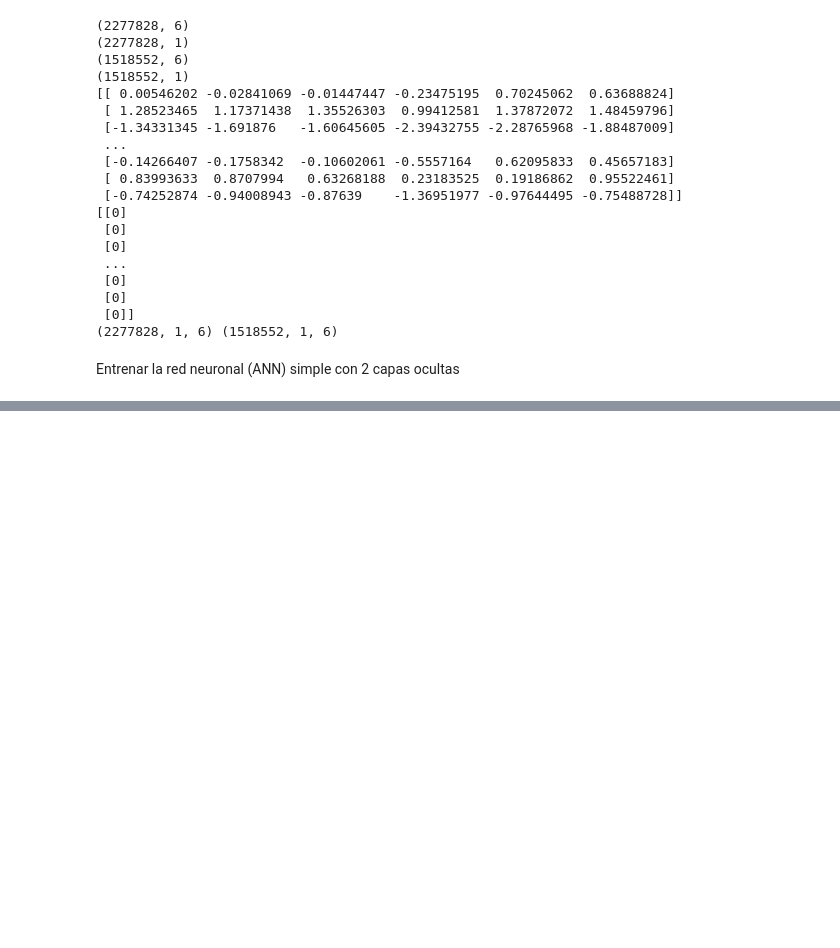
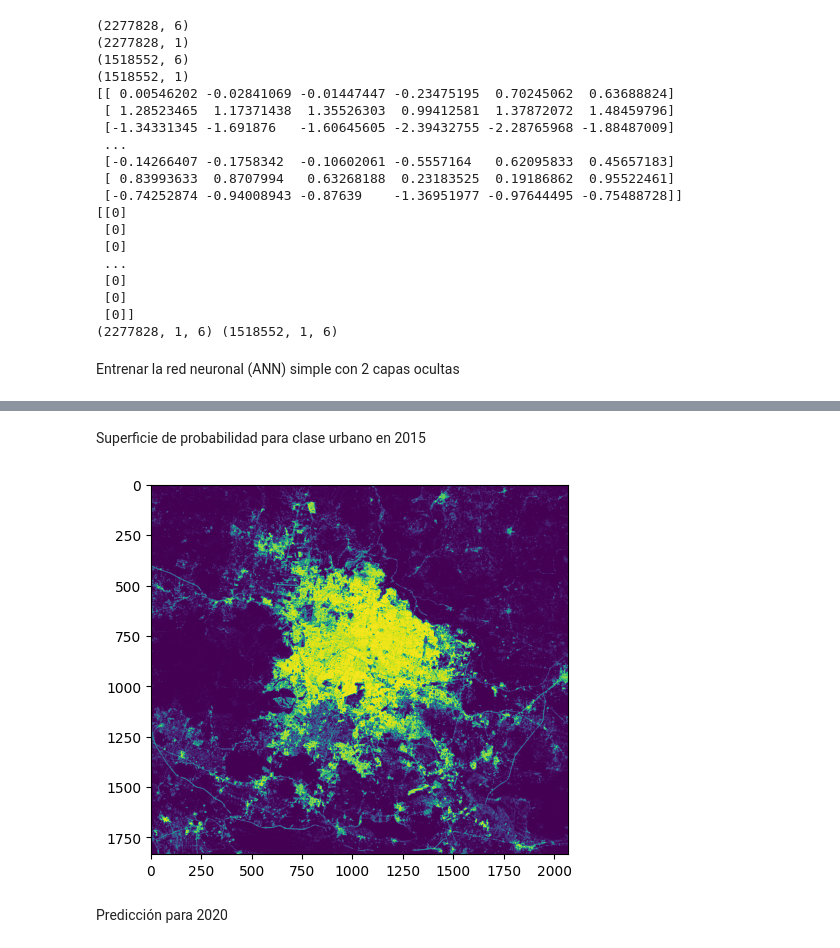
Before and after one commit to vshalisko/GEE, a Jupyter notebook: Colab/GDL_Landsat_ANN_simple.ipynb, the cells around one changed output, grey strips where cells are left out. Saved outputs shown, nothing was run; the diff lists cells and outputs as text; code cells hidden in the pictures; blank space fills up the shorter version.

```diff
--- a/Colab/GDL_Landsat_ANN_simple.ipynb
+++ b/Colab/GDL_Landsat_ANN_simple.ipynb
@@ -310,3 +288,14 @@ plt.show()
+# %% [markdown]
+Superficie de probabilidad para clase urbano en 2015
+# %%
+prediction_2015_urbano = np.reshape(predicted_2015[:,2], (array_target_2015.shape[0], array_target_2015.shape[1]))
+B_img_pred_2015 = (prediction_2015_urbano).astype('float')
+plt.imshow(B_img_pred_2015[:,:])
+plt.show()
+# %% [output]
+[figure, added]
+# %% [markdown]
+Predicción para 2020
 # %%
 x_features_2020_n = x_features_2020
 x_features_2020_n = x_features_2020_n.reshape((x_features_2020_n.shape[0], 1, x_features_2020_n.shape[1]))
```
Also changed, not shown: parts of 21 cells of this notebook.
